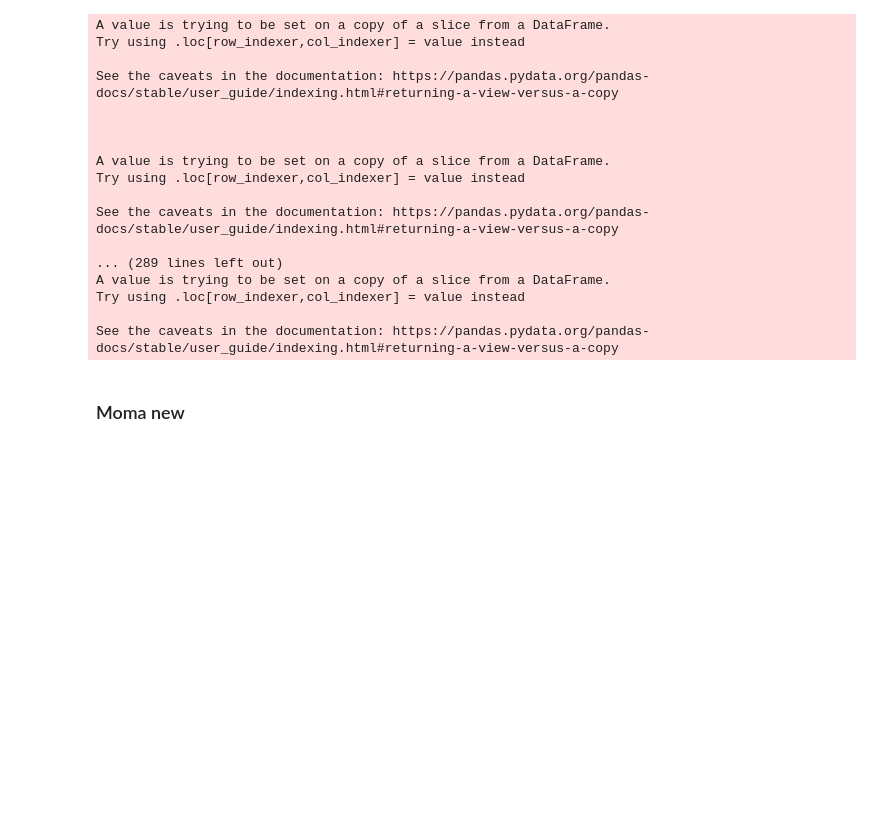
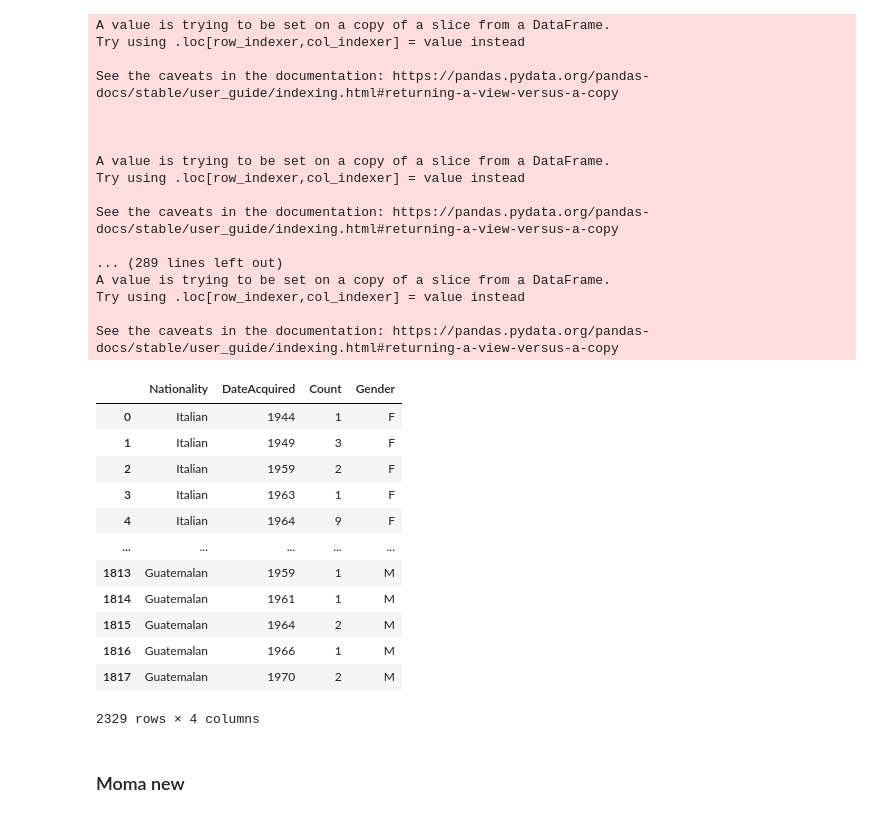
Before and after one commit to laurentfintoni/Net-Art-Rev, a Jupyter notebook: dataViz_Ctrials.ipynb, the cells around one changed output. Drawn from its saved outputs; the diff is of its cells as text; code cells hidden in the pictures; blank space fills up the shorter version.

```diff
--- a/dataViz_Ctrials.ipynb
+++ b/dataViz_Ctrials.ipynb
@@ -1010,6 +738,22 @@ A value is trying to be set on a copy of a slice from a DataFrame.
 Try using .loc[row_indexer,col_indexer] = value instead
 
 See the caveats in the documentation: https://pandas.pydata.org/pandas-docs/stable/user_guide/indexing.html#returning-a-view-versus-a-copy
+# %%
+Moma_old_MFnat
+# %% [output]
+|  | Nationality | DateAcquired | Count | Gender |
+| 0 | Italian | 1944 | 1 | F |
+| 1 | Italian | 1949 | 3 | F |
+| 2 | Italian | 1959 | 2 | F |
+| 3 | Italian | 1963 | 1 | F |
+| 4 | Italian | 1964 | 9 | F |
+| ... | ... | ... | ... | ... |
+| 1813 | Guatemalan | 1959 | 1 | M |
+| 1814 | Guatemalan | 1961 | 1 | M |
+| 1815 | Guatemalan | 1964 | 2 | M |
+| 1816 | Guatemalan | 1966 | 1 | M |
+| 1817 | Guatemalan | 1970 | 2 | M |
+2329 rows × 4 columns
 # %%
 #plot bubble charts with acquisition over decades for moma old
 Moma_old_MFnat = pd.concat([df_MO_nats_F,df_MO_nats_M])
```
Also changed, not shown: parts of 41 cells of this notebook.
